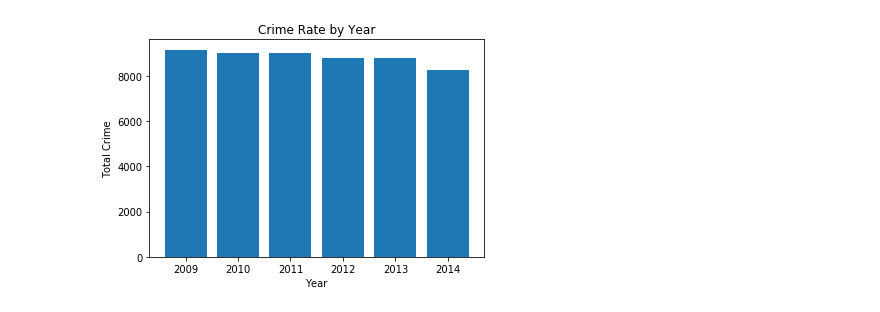
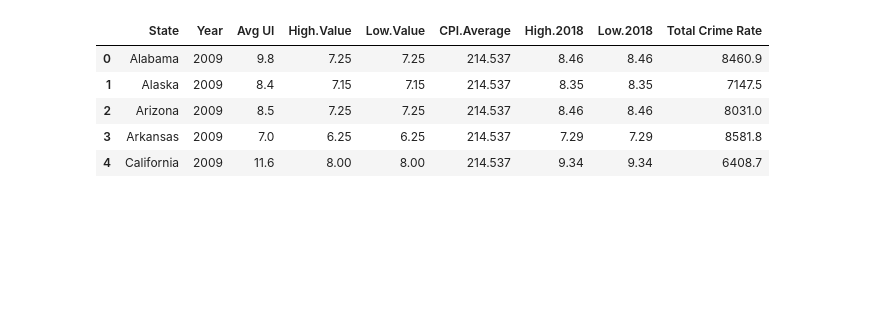
Before and after one commit to SnehaKellogg/Project1_Group5, a Jupyter notebook: ProjectG5.ipynb, the cells around one changed output. Saved outputs shown, nothing was run; the diff lists cells and outputs as text; code cells hidden in the pictures; blank space fills up the shorter version.

```diff
--- a/ProjectG5.ipynb
+++ b/ProjectG5.ipynb
@@ -34,10 +15,8 @@ minimmum_wage_by_state.head()
 # %%
 # import cleaned unemployment data
-
 unemployment_data = "Resources/clean_unemployment_data.csv"
-
 unemployment_df = pd.read_csv(unemployment_data)
-# unemployment_df
+unemployment_df.loc[(unemployment_df['State'] == 'D.C.'), 'State'] = 'DC'
 # %%
 # filtered minimum wage data for years between 2009-2017
 mw = minimum_wage_df.drop(["Table_Data", "Footnote"], 1)
@@ -99,6 +69,5 @@ numpy.int64
 # %%
 # read in the crime data
-
 crime_data = "Resources/crimetotal.csv"
 
 crime_df = pd.read_csv(crime_data)
@@ -106,16 +75,11 @@ crime_df1 = crime_df.dropna()
 crime_df1["Year"]=crime_df1['Year'].astype(int)
 crime_df1
 
+#state name coherence
+crime_df1.loc[(crime_df1['State'] == 'D.C.'), 'State'] = 'DC'
 
-
-
-# type(crime_df["Year"][0])
-
+#merging all data
 cleaned = pd.merge(Uemp_min_wage, crime_df1, how="left", left_on=["Year","State"], right_on=["Year", "State"])
-
-# cleaned_total_data = pd.concat([crime_df1, Uemp_min_wage],axis=1, sort=False)
-# cleaned_tota crl_data
-cleaned.head(50)
 # %% [output]
 A value is trying to be set on a copy of a slice from a DataFrame.
 Try using .loc[row_indexer,col_indexer] = value instead
@@ -142,8 +88,5 @@ See the caveats in the documentation: http://pandas.pydata.org/pandas-docs/stabl
 # %%
 # cleaning final dataframe
-
-Semi_cleaned = cleaned.dropna()
-Semi_cleaned
-
-Final_cleaned = Semi_cleaned.drop(["Unnamed: 0"], axis=1)
-# Final_cleaned
+data = cleaned.drop(["Unnamed: 0"], axis=1)
+#exporting the csv for final version
+data.to_csv("Resources/data.csv")
@@ -177,10 +93,9 @@ plt.savefig("Unemployment by year.png")
-# %%
-# plot a bar chart of year and crime index
-
-plt.bar(Final_cleaned["Year"], Final_cleaned["Total Crime Rate"],)
-plt.title("Crime Rate by Year")
-plt.xlabel("Year")
-plt.ylabel("Total Crime")
-plt.savefig("Crime Rate by Year.png")
-# %% [output]
-[figure, removed]
+# %%
+data.head()
+# %% [output]
+|  | State | Year | Avg UI | High.Value | Low.Value | CPI.Average | High.2018 | Low.2018 | Total Crime Rate |
+| 0 | Alabama | 2009 | 9.8 | 7.25 | 7.25 | 214.537 | 8.46 | 8.46 | 8460.9 |
+| 1 | Alaska | 2009 | 8.4 | 7.15 | 7.15 | 214.537 | 8.35 | 8.35 | 7147.5 |
+| 2 | Arizona | 2009 | 8.5 | 7.25 | 7.25 | 214.537 | 8.46 | 8.46 | 8031.0 |
+| 3 | Arkansas | 2009 | 7.0 | 6.25 | 6.25 | 214.537 | 7.29 | 7.29 | 8581.8 |
+| 4 | California | 2009 | 11.6 | 8.00 | 8.00 | 214.537 | 9.34 | 9.34 | 6408.7 |
```
Also changed, not shown: parts of 10 cells of this notebook, 24 other files.
